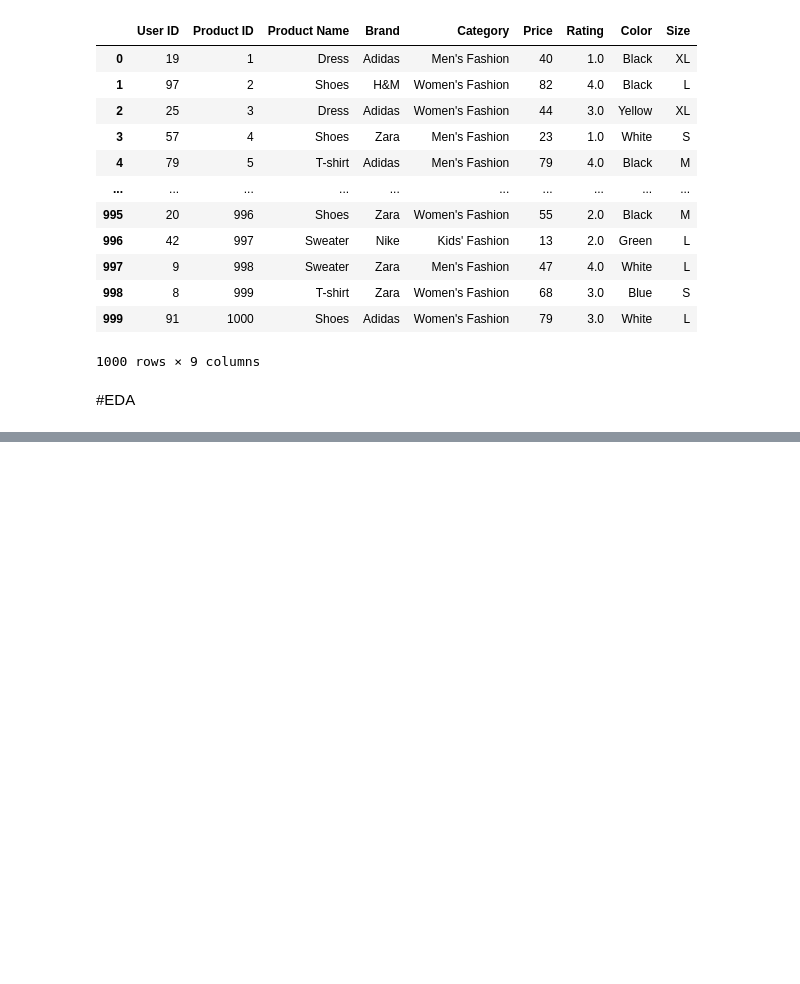
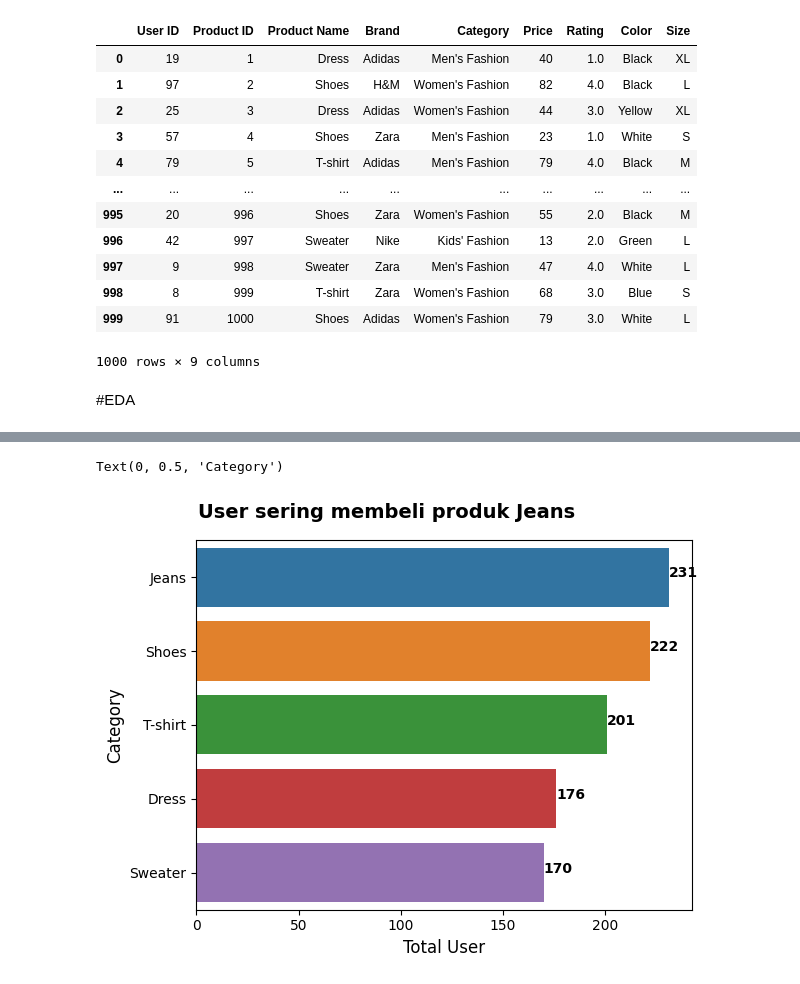
Before and after one commit to fffadhilll/recommender-system-hackathon, a Jupyter notebook: recsys_hackathon.ipynb, the cells around one changed output, grey strips where cells are left out. Saved outputs shown, nothing was run; the diff lists cells and outputs as text; code cells hidden in the pictures; blank space fills up the shorter version.

```diff
--- a/recsys_hackathon.ipynb
+++ b/recsys_hackathon.ipynb
@@ -120,0 +174,17 @@ df
+# %%
+most_cat = df.groupby(['Product Name'])['User ID'].count().reset_index().sort_values(by='User ID', ascending=False)
+
+fig, ax = plt.subplots()
+
+sns.barplot(data=most_cat, y='Product Name', x='User ID', orient='h')
+
+for i, v in enumerate(most_cat['User ID']):
+    ax.text(v, i, str(v),
+            color = 'black', fontweight = 'bold')
+
+plt.text(x=1, y=-0.8, s="User sering membeli produk Jeans", fontweight='bold', fontsize=14)
+plt.xlabel('Total User', fontsize=12)
+plt.ylabel('Category', fontsize=12)
+# %% [output]
+Text(0, 0.5, 'Category')
+[figure, added]
```
Also changed, not shown: parts of 11 cells of this notebook.
